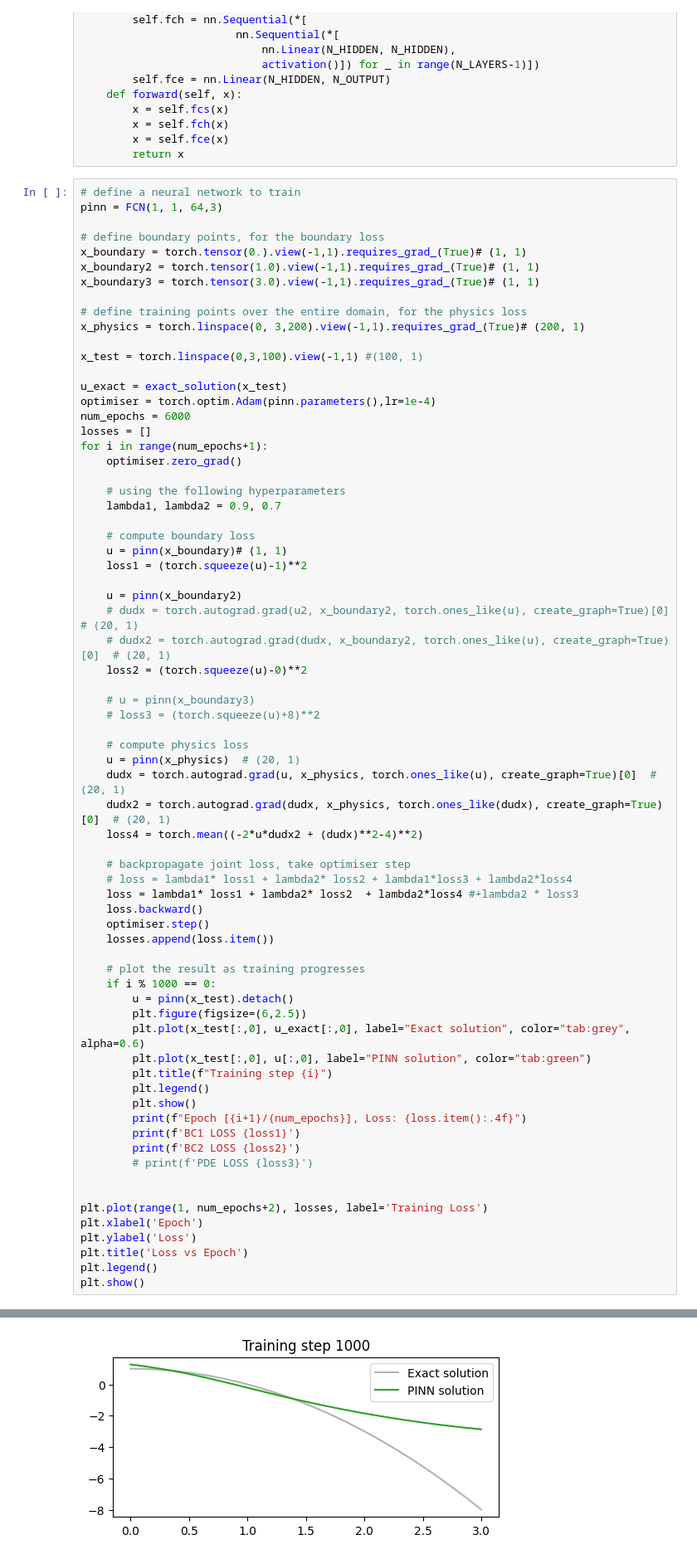
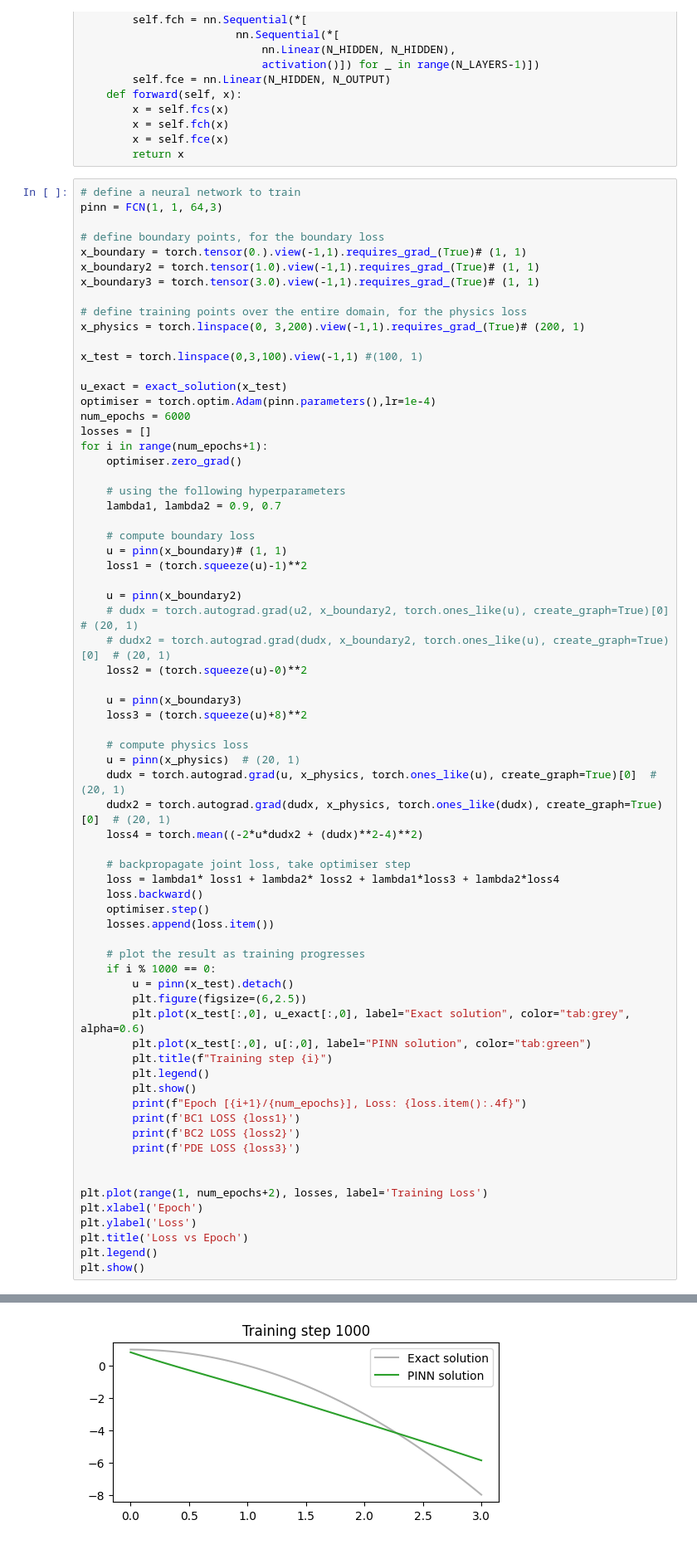
Before and after one commit to vsy2876/PINN, a Jupyter notebook: Polynomial/JNRpg121prb2.21.ipynb, the cells around one changed output, grey strips where cells are left out. Shown at 83% size. Drawn from its saved outputs; the diff is of its cells as text.

```diff
--- a/Polynomial/JNRpg121prb2.21.ipynb
+++ b/Polynomial/JNRpg121prb2.21.ipynb
@@ -113,8 +113,8 @@ for i in range(num_epochs+1):
     # dudx2 = torch.autograd.grad(dudx, x_boundary2, torch.ones_like(u), create_graph=True)[0]  # (20, 1)
     loss2 = (torch.squeeze(u)-0)**2
 
-    # u = pinn(x_boundary3)
-    # loss3 = (torch.squeeze(u)+8)**2
+    u = pinn(x_boundary3)
+    loss3 = (torch.squeeze(u)+8)**2
 
     # compute physics loss
     u = pinn(x_physics)  # (20, 1)
@@ -123,8 +123,7 @@ for i in range(num_epochs+1):
     loss4 = torch.mean((-2*u*dudx2 + (dudx)**2-4)**2)
 
     # backpropagate joint loss, take optimiser step
-    # loss = lambda1* loss1 + lambda2* loss2 + lambda1*loss3 + lambda2*loss4
-    loss = lambda1* loss1 + lambda2* loss2  + lambda2*loss4 #+lambda2 * loss3
+    loss = lambda1* loss1 + lambda2* loss2 + lambda1*loss3 + lambda2*loss4
     loss.backward()
     optimiser.step()
     losses.append(loss.item())
@@ -141,7 +140,7 @@ for i in range(num_epochs+1):
         print(f"Epoch [{i+1}/{num_epochs}], Loss: {loss.item():.4f}")
         print(f'BC1 LOSS {loss1}')
         print(f'BC2 LOSS {loss2}')
-        # print(f'PDE LOSS {loss3}')
+        print(f'PDE LOSS {loss3}')
 
 
 plt.plot(range(1, num_epochs+2), losses, label='Training Loss')
@@ -158 +158 @@ BC2 LOSS 0.0023801217321306467
-[figure, old version]
+[figure, new version]
```
Also changed, not shown: parts of 4 cells of this notebook.
